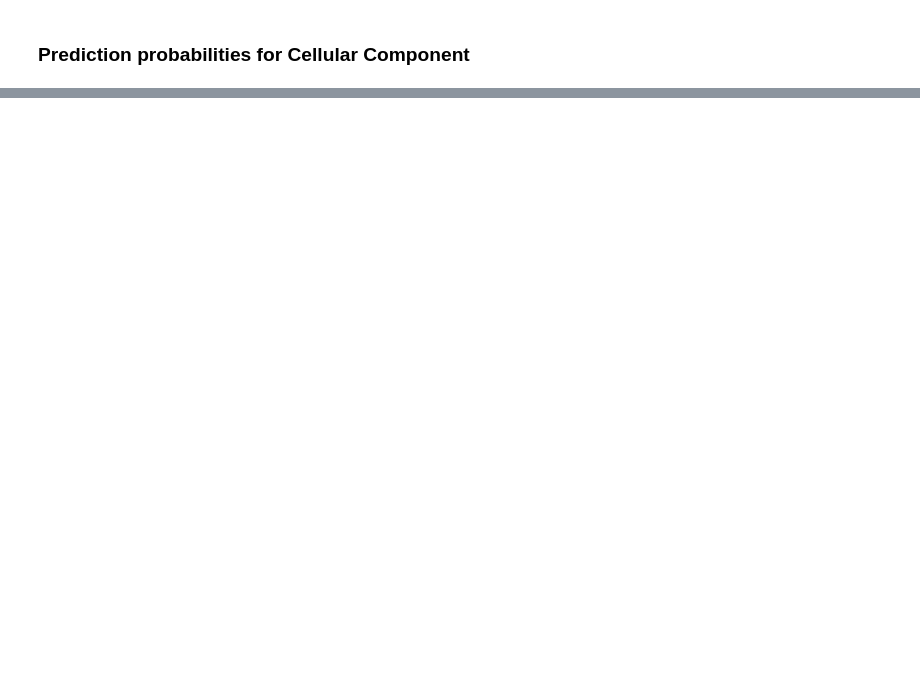
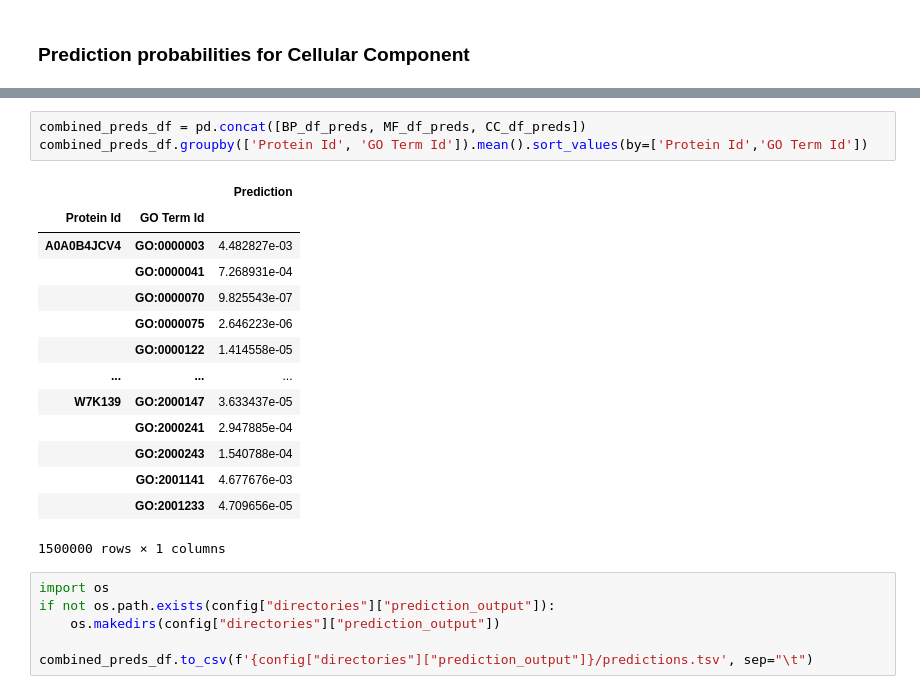
Before and after one commit to Donce530/BiologicalData_PFP, a Jupyter notebook: notebooks/BD_Final_Project.ipynb, the cells around one changed output, grey strips where cells are left out. Drawn from its saved outputs; the diff is of its cells as text; blank space fills up the shorter version.

```diff
--- a/notebooks/BD_Final_Project.ipynb
+++ b/notebooks/BD_Final_Project.ipynb
@@ -203,0 +249,24 @@ CC_df_preds.to_csv("CellComponent_Predictions.tsv",header=False, index=False, se
+# %%
+combined_preds_df = pd.concat([BP_df_preds, MF_df_preds, CC_df_preds])
+combined_preds_df.groupby(['Protein Id', 'GO Term Id']).mean().sort_values(by=['Protein Id','GO Term Id'])
+# %% [output]
+|  |  | Prediction |
+| Protein Id | GO Term Id |  |
+| A0A0B4JCV4 | GO:0000003 | 4.482827e-03 |
+|  | GO:0000041 | 7.268931e-04 |
+|  | GO:0000070 | 9.825543e-07 |
+|  | GO:0000075 | 2.646223e-06 |
+|  | GO:0000122 | 1.414558e-05 |
+| ... | ... | ... |
+| W7K139 | GO:2000147 | 3.633437e-05 |
+|  | GO:2000241 | 2.947885e-04 |
+|  | GO:2000243 | 1.540788e-04 |
+|  | GO:2001141 | 4.677676e-03 |
+|  | GO:2001233 | 4.709656e-05 |
+1500000 rows × 1 columns
+# %%
+import os
+if not os.path.exists(config["directories"]["prediction_output"]):
+    os.makedirs(config["directories"]["prediction_output"])
+
+combined_preds_df.to_csv(f'{config["directories"]["prediction_output"]}/predictions.tsv', sep="\t")
```
Also changed, not shown: parts of 22 cells of this notebook, 9 other files.
